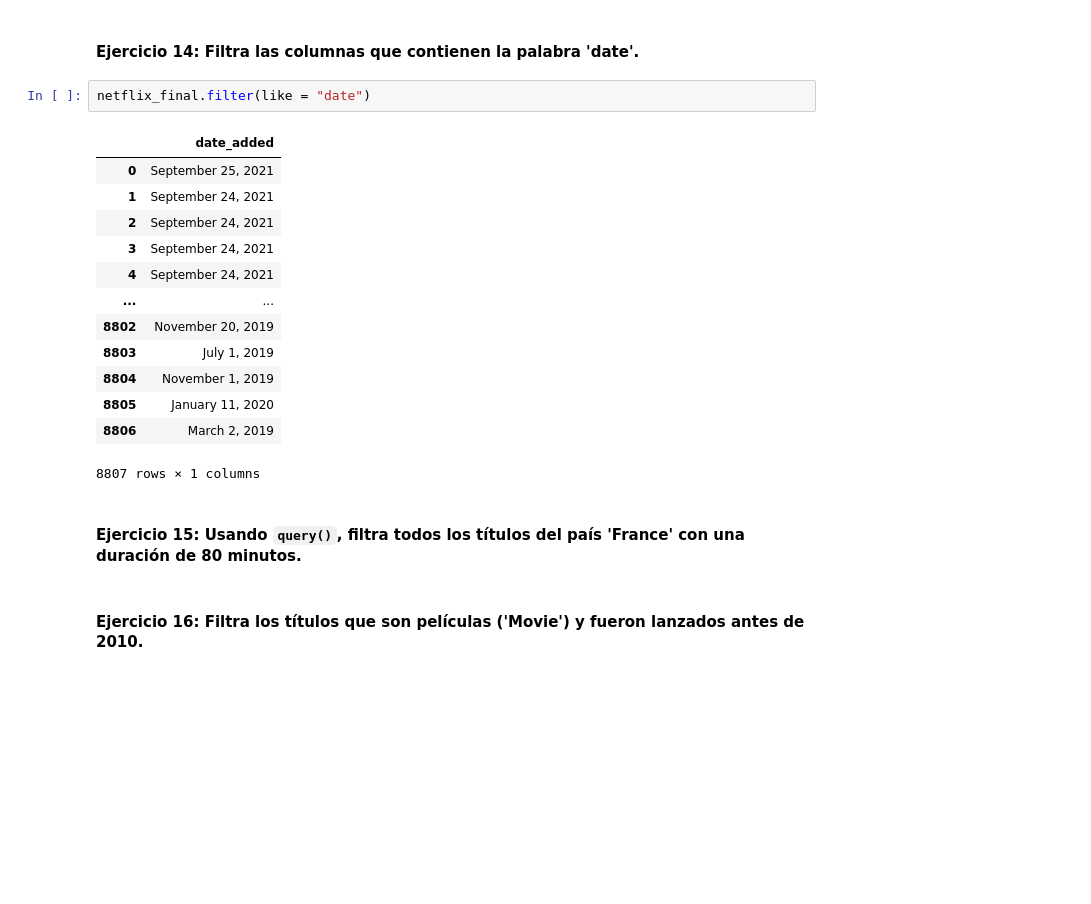
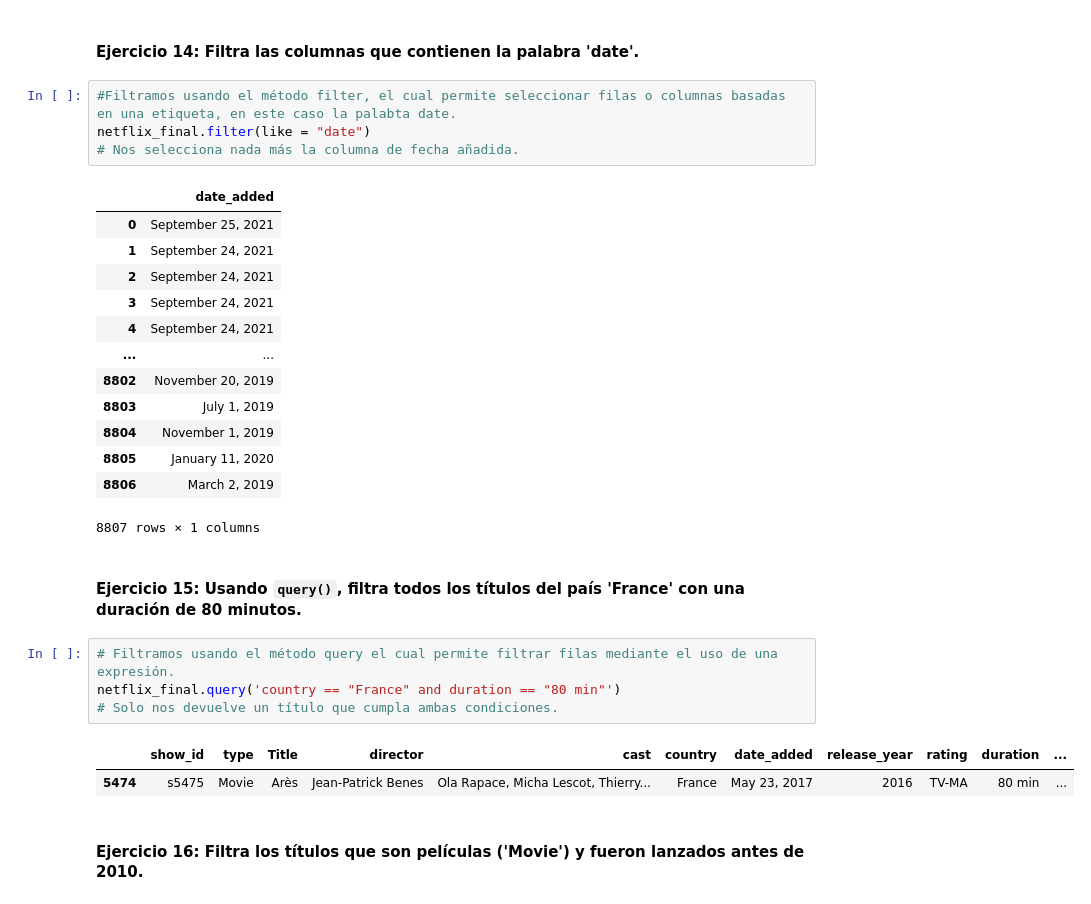
Before and after one commit to Gabijc/Laboratorio_Filtrado_Datos_Pandas, a Jupyter notebook: laboratorio-modulo2-leccion05-filtrado.ipynb, the cells around one changed output. Cells and saved outputs as stored; diff of their text form; blank space fills up the shorter version.

```diff
--- a/laboratorio-modulo2-leccion05-filtrado.ipynb
+++ b/laboratorio-modulo2-leccion05-filtrado.ipynb
@@ -285,7 +382,9 @@ netflix_final.loc[:,["Title", "country", "release_year"]]
 # %% [markdown]
 #### Ejercicio 14: Filtra las columnas que contienen la palabra 'date'.
 # %%
+#Filtramos usando el método filter, el cual permite seleccionar filas o columnas basadas en una etiqueta, en este caso la palabta date.
 netflix_final.filter(like = "date")
+# Nos selecciona nada más la columna de fecha añadida.
 # %% [output]
 |  | date_added |
 | 0 | September 25, 2021 |
@@ -302,6 +401,13 @@ netflix_final.filter(like = "date")
 8807 rows × 1 columns
 # %% [markdown]
 #### Ejercicio 15: Usando `query()`, filtra todos los títulos del país 'France' con una duración de 80 minutos.
+# %%
+# Filtramos usando el método query el cual permite filtrar filas mediante el uso de una expresión.
+netflix_final.query('country == "France" and duration == "80 min"')
+# Solo nos devuelve un título que cumpla ambas condiciones.
+# %% [output]
+|  | show_id | type | Title | director | cast | country | date_added | release_year | rating | duration | ... |
+| 5474 | s5475 | Movie | Arès | Jean-Patrick Benes | Ola Rapace, Micha Lescot, Thierry... | France | May 23, 2017 | 2016 | TV-MA | 80 min | ... |
 # %% [markdown]
 #### Ejercicio 16: Filtra los títulos que son películas ('Movie') y fueron lanzados antes de 2010.
 # %%
```
Also changed, not shown: parts of 27 cells of this notebook, 1 other file.
